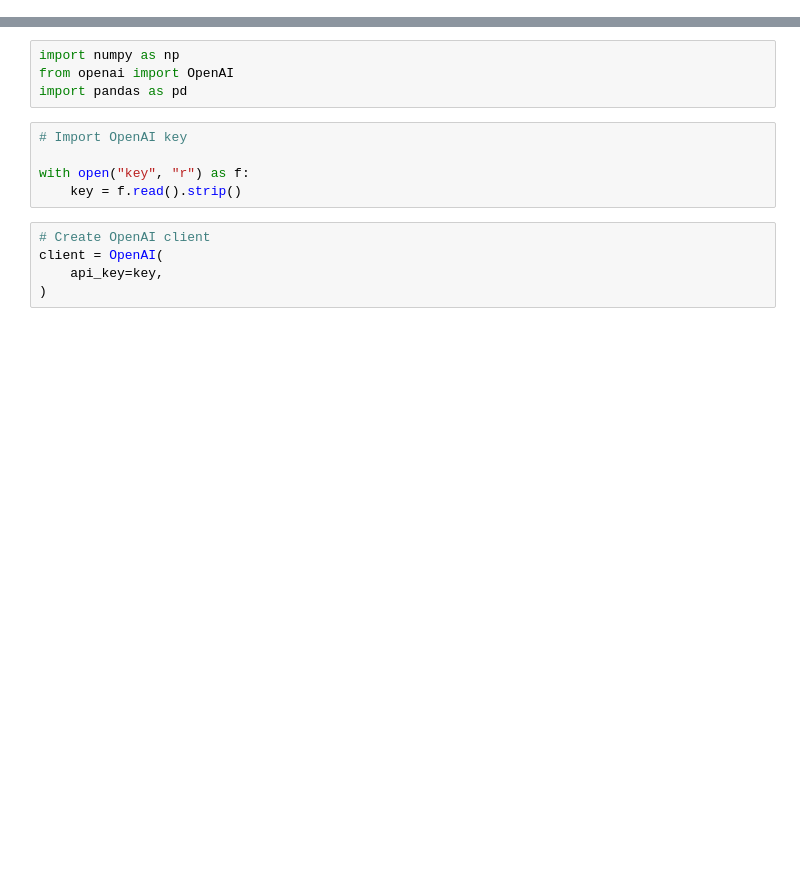
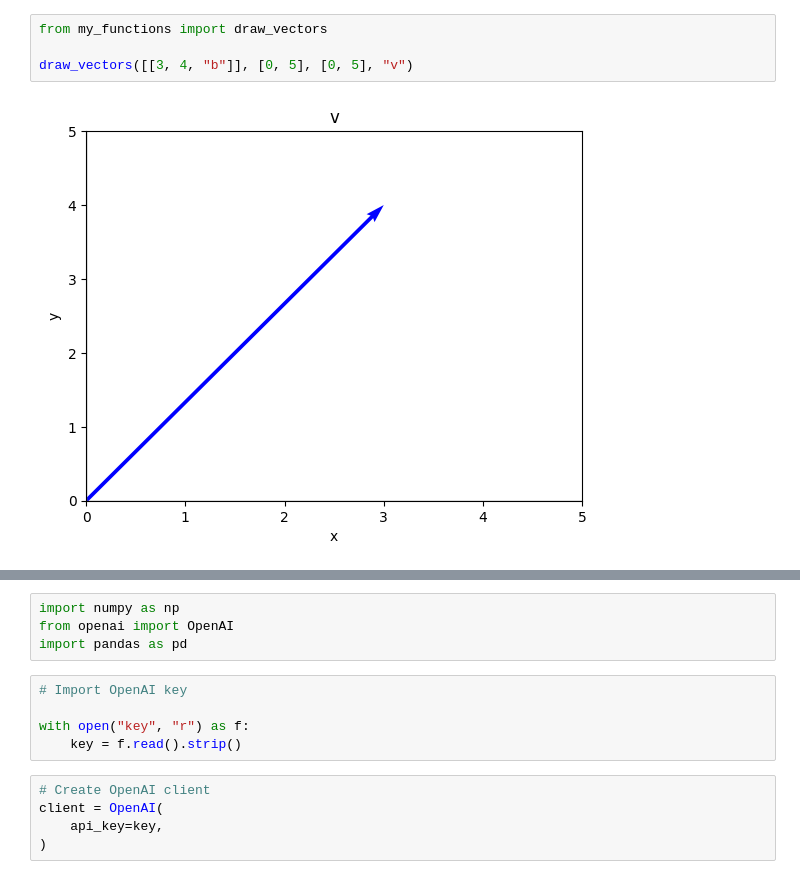
Before and after one commit to akornfellner/GAA_Embeddings, a Jupyter notebook: Embedding.ipynb, the cells around one changed output, grey strips where cells are left out. Cells and saved outputs as stored; diff of their text form; blank space fills up the shorter version.

```diff
--- a/Embedding.ipynb
+++ b/Embedding.ipynb
@@ -0,0 +11,6 @@
+# %%
+from my_functions import draw_vectors
+
+draw_vectors([[3, 4, "b"]], [0, 5], [0, 5], "v")
+# %% [output]
+[figure, added]
```
Also changed, not shown: parts of 13 cells of this notebook, 4 other files.
